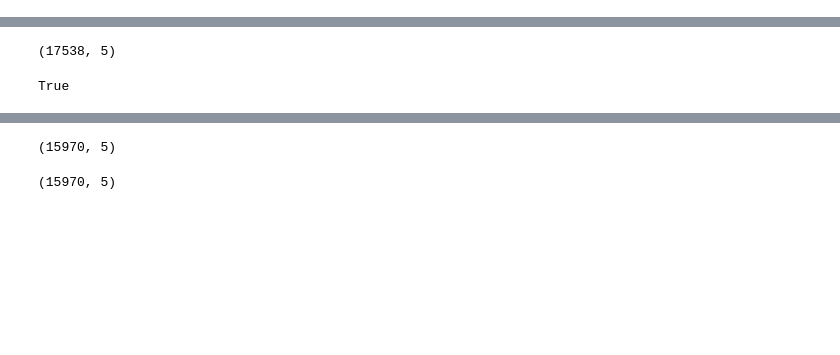
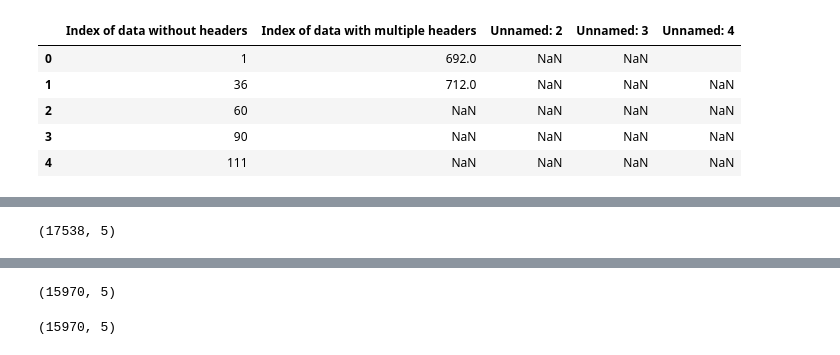
Before and after one commit to KiranMPrajapati/Large-Language-Model-for-Key-Value-Extractions, a Jupyter notebook: data_generation/manipulate_json_file.ipynb, the cells around one changed output, grey strips where cells are left out. Saved outputs shown, nothing was run; the diff lists cells and outputs as text; code cells hidden in the pictures; blank space fills up the shorter version.

```diff
--- a/data_generation/manipulate_json_file.ipynb
+++ b/data_generation/manipulate_json_file.ipynb
@@ -6,3 +6,12 @@ from bs4 import BeautifulSoup
 df = pd.read_csv("../data/pseudo_json_dataset_V3_2048.csv")
 # %%
 index_df = pd.read_csv("../data/index_info.csv")
+# %%
+index_df.head()
+# %% [output]
+|  | Index of data without headers | Index of data with multiple headers | Unnamed: 2 | Unnamed: 3 | Unnamed: 4 |
+| 0 | 1 | 692.0 | NaN | NaN |  |
+| 1 | 36 | 712.0 | NaN | NaN | NaN |
+| 2 | 60 | NaN | NaN | NaN | NaN |
+| 3 | 90 | NaN | NaN | NaN | NaN |
+| 4 | 111 | NaN | NaN | NaN | NaN |
@@ -19,7 +30,3 @@ df.head()
 df.shape
 # %% [output]
 (17538, 5)
-# %%
-isinstance(eval('[12]'), list)
-# %% [output]
-True
```
Also changed, not shown: parts of 14 cells of this notebook.
